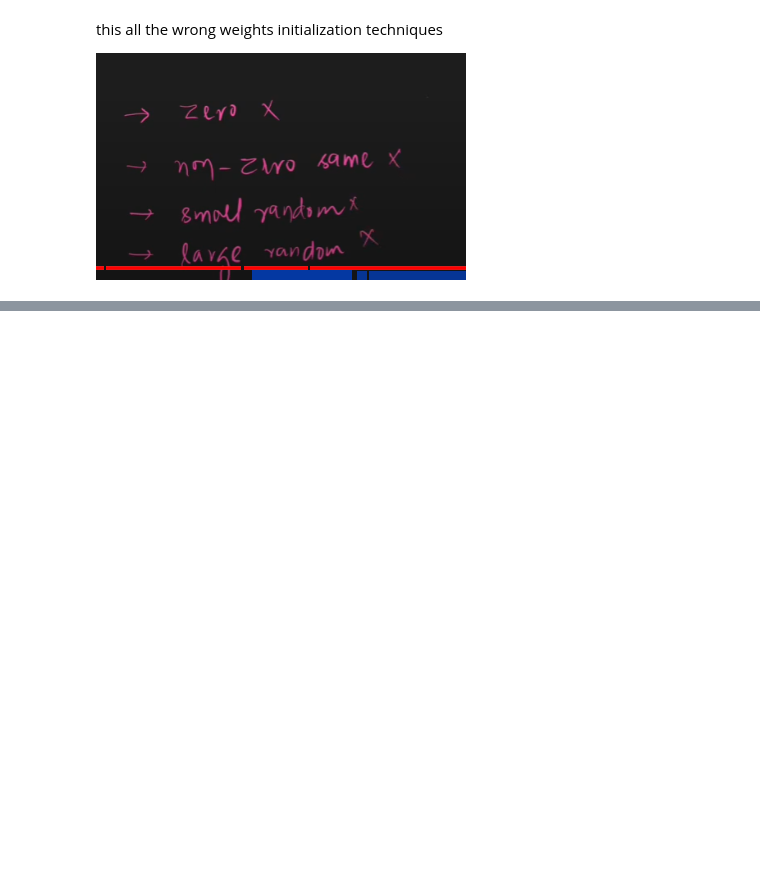
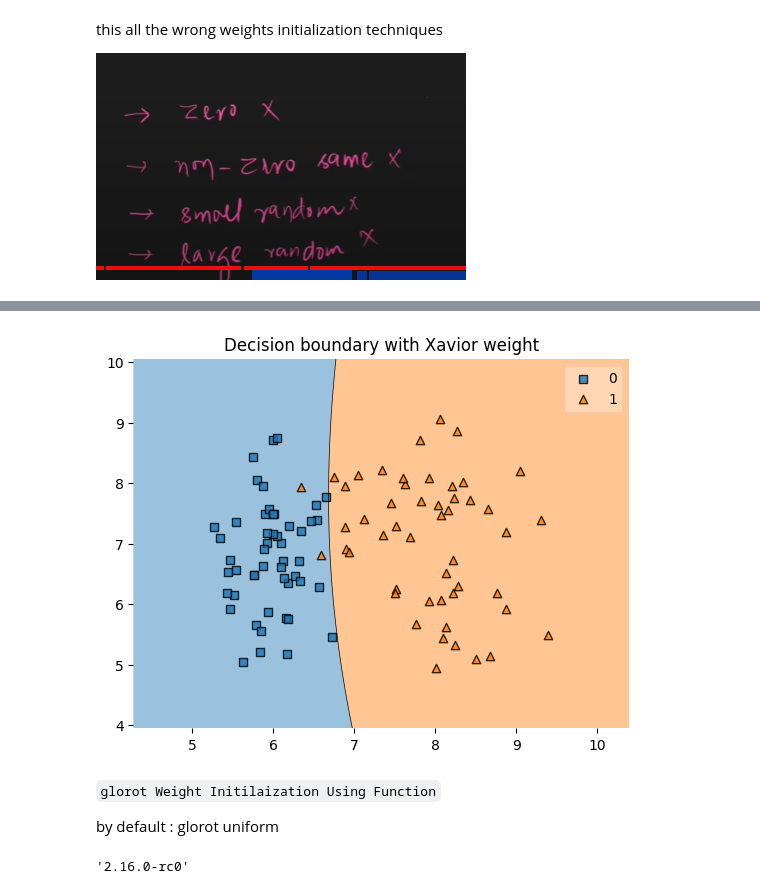
Before and after one commit to AM-Ankitgit/Complete-Deep-Learning-Algorithms, a Jupyter notebook: Activation Function/Weight Initialization Techiques.ipynb, the cells around one changed output, grey strips where cells are left out. Drawn from its saved outputs; the diff is of its cells as text; code cells hidden in the pictures; blank space fills up the shorter version.

```diff
--- a/Activation Function/Weight Initialization Techiques.ipynb
+++ b/Activation Function/Weight Initialization Techiques.ipynb
@@ -173,0 +235,28 @@ this all the wrong weights initialization techniques
+# %%
+model1.get_weights()[0]
+model1.get_weights()[1] # biase
+model1.get_weights()[2]
+model1.get_weights()[3] # biase
+model1.get_weights()[5]
+model1.get_weights()[6] #biase
+model1.get_weights()[7]
+
+
+
+'While applying the Xavier use tanh activation'
+
+
+import numpy as np
+initial_weights  = model1.get_weights()
+
+initial_weights[0] = np.random.randn(2,256)*np.sqrt(1/2) # 2 input node # wweights
+initial_weights[1] = np.zeros(model1.get_weights()[1].shape) # biase
+
+initial_weights[2] = np.random.randn(256,128)*np.sqrt(1/256)  # wieghts
+initial_weights[3] = np.zeros(model1.get_weights()[3].shape) # bias
+
+initial_weights[4] = np.random.randn(128,64)*np.sqrt(1/128)  # weight
+initial_weights[5] = np.zeros(model1.get_weights()[5].shape)  #biase
+
+initial_weights[6] = np.random.randn(64,1)*np.sqrt(1/64)  # weigths
+initial_weights[7] = np.zeros(model1.get_weights()[7].shape)  #bias
@@ -173,0 +275,14 @@ this all the wrong weights initialization techniques
+# %%
+# Weight with Xavior
+
+model1.set_weights=initial_weights  # this manually
+
+
+# using function  =
+model1.compile(loss='binary_crossentropy',optimizer='Adam',metrics=['accuracy'])
+history  = model1.fit(X,y,epochs=100,verbose=0)
+
+plt.title("Decision boundary with Xavior weight")
+plot_decision_regions(X.values,y.astype(int).values,clf=model1)
+plt.show()
+# %% [output]
@@ -173,0 +290,11 @@ this all the wrong weights initialization techniques
+[figure, added]
+# %% [markdown]
+`glorot Weight Initilaization Using Function`
+
+by default : glorot uniform
+# %%
+import tensorflow as tf
+tf.__version__
+# tf.keras.initializers.GlorotUniform
+# %% [output]
+'2.16.0-rc0'
```
Also changed, not shown: parts of 14 cells of this notebook, 3 other files.
